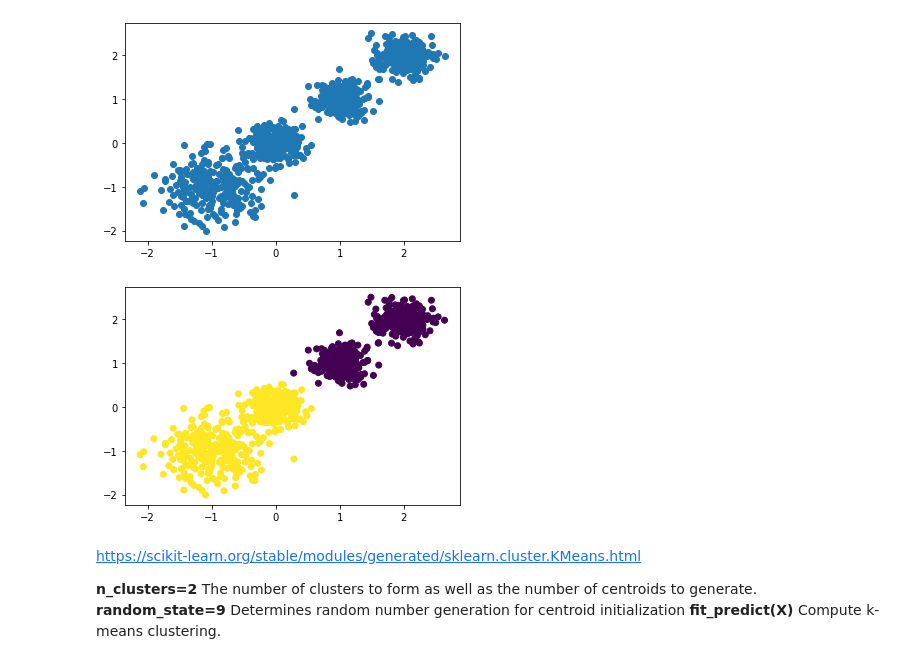
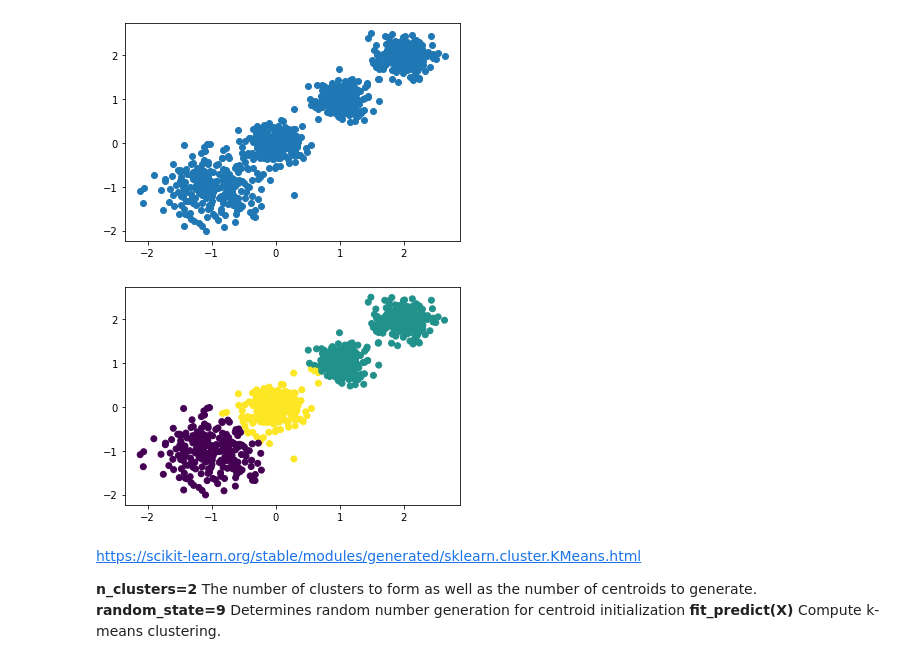
Before and after one commit to Yandong024/MachineLearning, a Jupyter notebook: code/Tutorial/D2/Kmeans step by step.ipynb, the cells around one changed output. Saved outputs shown, nothing was run; the diff lists cells and outputs as text; code cells hidden in the pictures.

```diff
--- a/code/Tutorial/D2/Kmeans step by step.ipynb
+++ b/code/Tutorial/D2/Kmeans step by step.ipynb
@@ -17,11 +17,11 @@ plt.show()
 [figure]
 # %%
 from sklearn.cluster import KMeans
-y_pred = KMeans(n_clusters=2, random_state=9).fit_predict(X)
+y_pred = KMeans(n_clusters=3, random_state=9).fit_predict(X)
 plt.scatter(X[:, 0], X[:, 1], c=y_pred)
 plt.show()
 # %% [output]
-[figure, old version]
+[figure, new version]
 # %% [markdown]
 https://scikit-learn.org/stable/modules/generated/sklearn.cluster.KMeans.html
 
```
Also changed, not shown: parts of 5 cells of this notebook, 2 other files.
